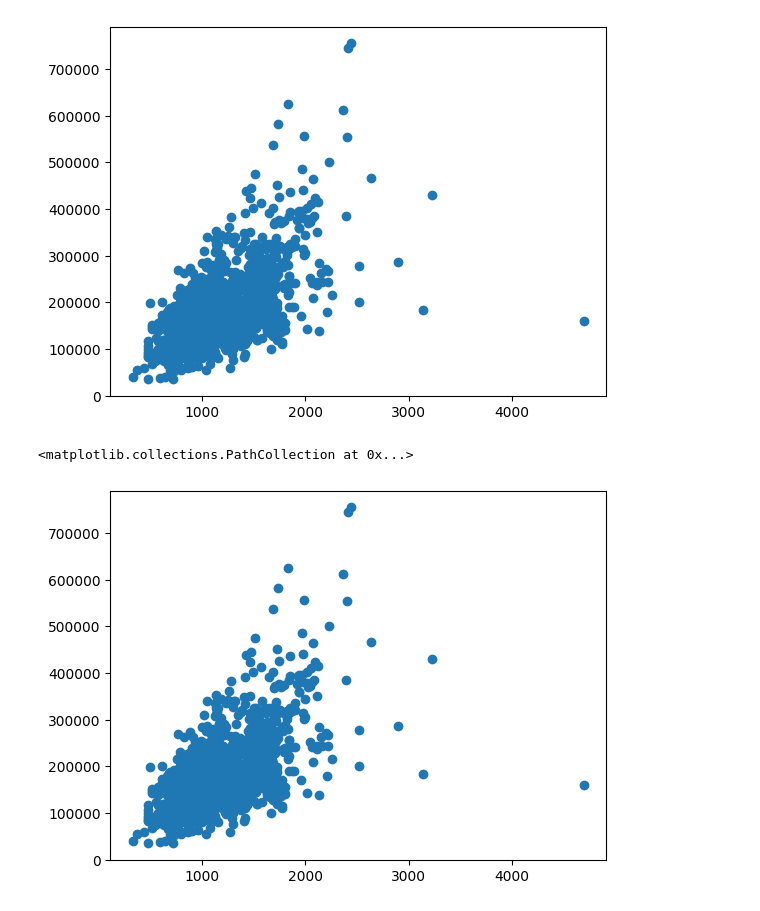
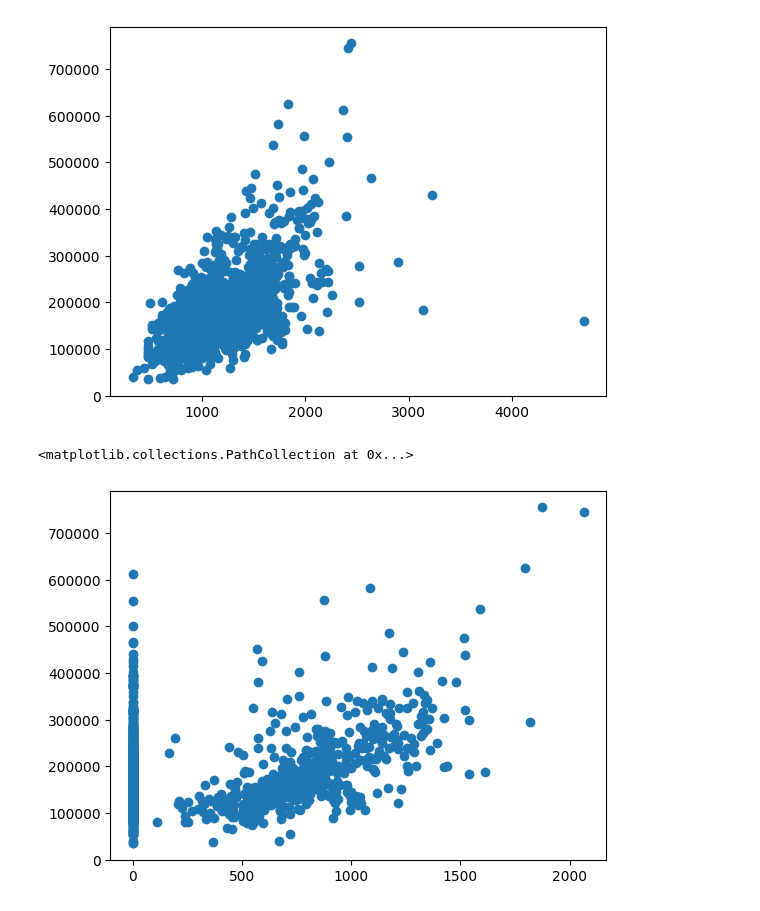
Before and after one commit to Roymero/house-price-prediction, a Jupyter notebook: model.ipynb, the cells around one changed output. Cells and saved outputs as stored; diff of their text form; code cells hidden in the pictures.

```diff
--- a/model.ipynb
+++ b/model.ipynb
@@ -271,7 +271,7 @@ plt.scatter(x='1stFlrSF', y='SalePrice', data=train_dataframe)
 # %%
 # 2ndFlrSF: Second Floor square feet
 # No outliers
-plt.scatter(x='1stFlrSF', y='SalePrice', data=train_dataframe)
+plt.scatter(x='2ndFlrSF', y='SalePrice', data=train_dataframe)
 # %% [output]
 <matplotlib.collections.PathCollection at 0x...>
-[figure, old version]
+[figure, new version]
```
Also changed, not shown: parts of 35 cells of this notebook.
